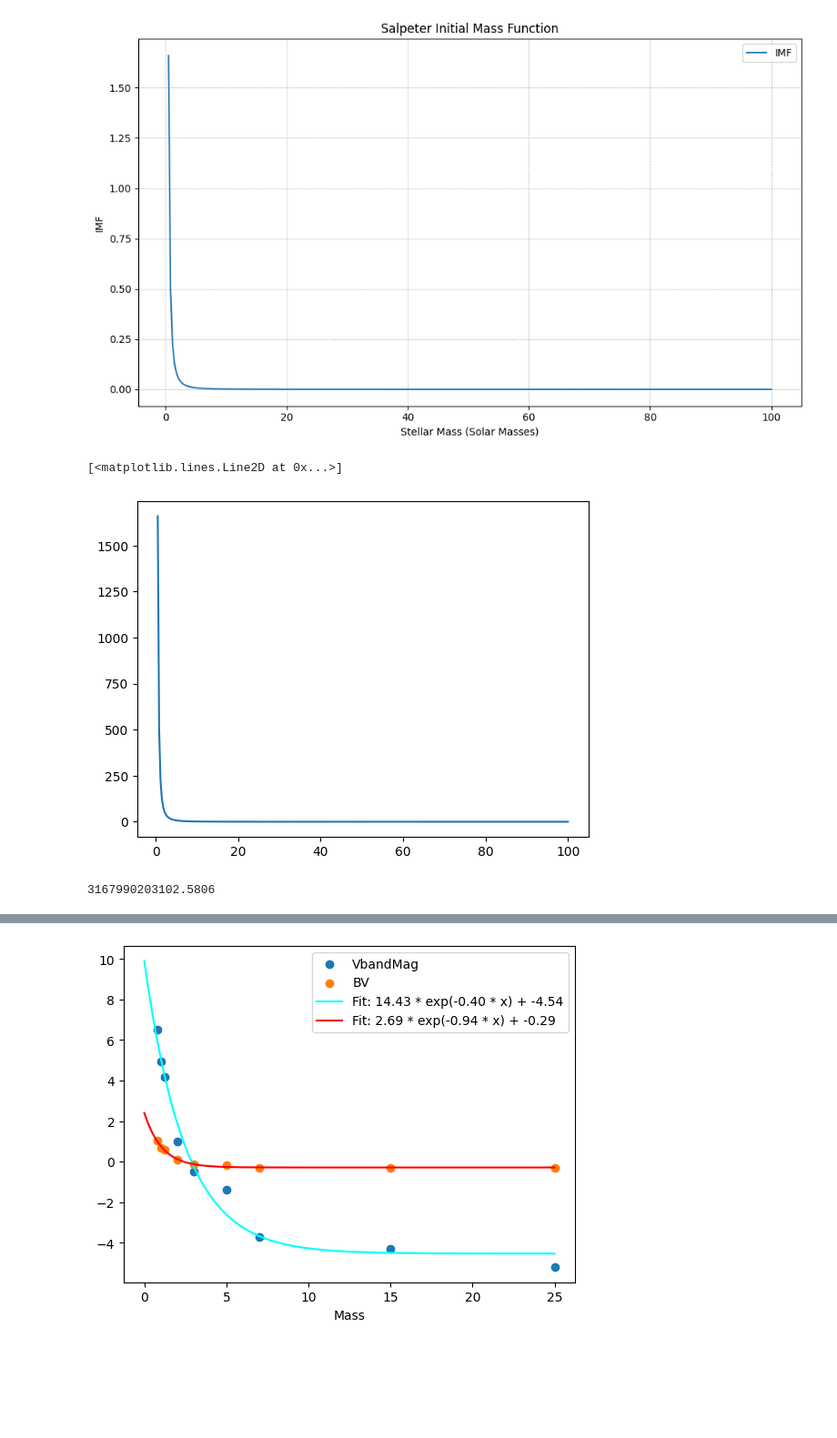
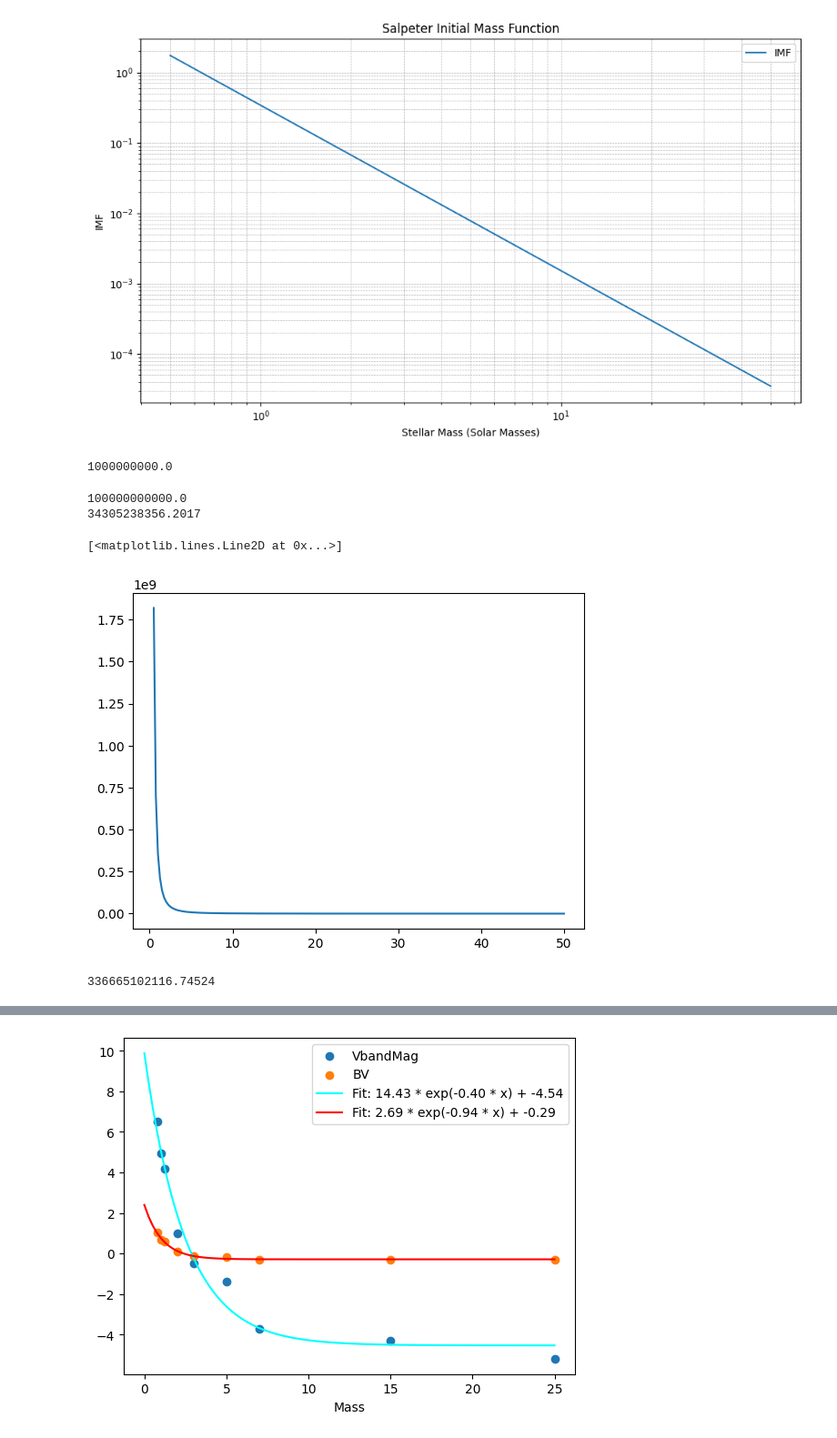
Before and after one commit to StephenJohnson-CardiffUni/Astro, a Jupyter notebook: GalaxiesAssignment.ipynb, the cells around one changed output, grey strips where cells are left out. Shown at 91% size. Cells and saved outputs as stored; diff of their text form; code cells hidden in the pictures; blank space fills up the shorter version.

```diff
--- a/GalaxiesAssignment.ipynb
+++ b/GalaxiesAssignment.ipynb
@@ -11,13 +9,11 @@ from scipy.stats import linregress
 #Constants
 SolarLumin = 3.828e26  # Solar luminosity in watts
 SolarM = 2e30  # Solar mass in kilograms
-Salpeter = 2.35
-initialMass = 10e11 #Mass of Cloud in SolarMasses
-galaxyLifetime = 12e9 #LifeTime in Years
+initialMass = 1e11 #Mass of Cloud in SolarMasses
 
 # Assuming a lower limit of 0.5 solar masses and an upper limit of some solar masses
 StarMassMin = 0.5
-StarMassMax = 100
+StarMassMax = 50
 
 #Star Formation Rate
 SFR = initialMass / 1e9
@@ -39,10 +35,10 @@ def IMFintegrand(m):#needed for the constant
   return m**-1.35
 
 def IMF(M):#Gives distribution of masses from a cloud of certain size
-  return IMFconst(initialMass) * (M)**-Salpeter
+  return IMFconst(initialMass) * (M)**-2.35
 
 
-massBins = 300
+massBins = 200
 masses = np.linspace(StarMassMin, StarMassMax, num=massBins) #TestMasses for Graphing
 massBinWidth = sum(masses)/massBins
 
@@ -54,8 +50,8 @@ lumsByMass = IMFvals*luminosity_func(masses) # IMF*luminositys | In Solar Lumins
 # Plot the Initial Mass Function (IMF) with improved formatting
 plt.figure(figsize=(10, 6))
 plt.plot(masses, IMFvals, label='IMF')
-# plt.xscale('log')
-# plt.yscale('log')
+plt.xscale('log')
+plt.yscale('log')
 plt.xlabel('Stellar Mass (Solar Masses)')
 plt.ylabel('IMF')
 plt.title('Salpeter Initial Mass Function')
@@ -77,27 +73,34 @@ plt.show()
 # plt.tight_layout()
 # plt.show()
 # %% [output]
-[figure, old version]
+[figure, new version]
+# %%
+print(1e9)
+# %% [output]
+1000000000.0
+# %%
+print(1e11)
+print(IMFconst(1e11))
+# %% [output]
+100000000000.0
+34305238356.2017
 # %%
-
 timeSteps = 100
 SFR = initialMass / 1e9 #mass turned into stars per t
 
-timeArray = np.geomspace(1,12e9,num=timeSteps)
+timeArray = np.geomspace(1e6,12e9,num=timeSteps)
 
 StarsBorn = np.zeros((timeSteps,len(masses)))
 StarsAlive = np.zeros((timeSteps,len(masses)))
 
-#life time for stars at masses, tell us how much to add up
-lifeTimes = lifeTime_func(masses)
-
 for i, t in enumerate(timeArray):
   #At each time setp - add more stars to born list if still forming, starsborn = mass that slice,
+  #for each mass, (SFR*dt)/totalMass*massBin
   if t < 1e9:
     if i == 0:  # Handling the case when t is equal to the first value in timeArray
-      StarsBorn[i] = IMF(masses) * (SFR * t) / initialMass
+      StarsBorn[i] = IMFvals *(SFR * t)
     else:
-      StarsBorn[i] = IMF(masses) * (SFR * (t - timeArray[i - 1])) / initialMass
+      StarsBorn[i] = IMFvals * (SFR * (t - timeArray[i - 1]))
 
   for j, m in enumerate(masses):
     #look back in born list (t - lifeTime) and add up numbers for that many preceding steps
@@ -131,14 +136,14 @@ for i,t in enumerate(timeArray):
     if isnan(stepMass[i]):
       stepMass[i] = 0
 # %%
-plt.plot(masses,StarsBorn[0])
+plt.plot(masses,StarsBorn[50])
 # %% [output]
 [<matplotlib.lines.Line2D at 0x...>]
-[figure, old version]
+[figure, new version]
 # %%
-print(sum(sum(StarsBorn*masses)))
+print(sum(stepMass))
 # %% [output]
-3167990203102.5806
+336665102116.74524
 # %%
 plt.plot(timeArray,stepLums)
 plt.title('Luminosity Vs Time')
```
Also changed, not shown: parts of 5 cells of this notebook.
